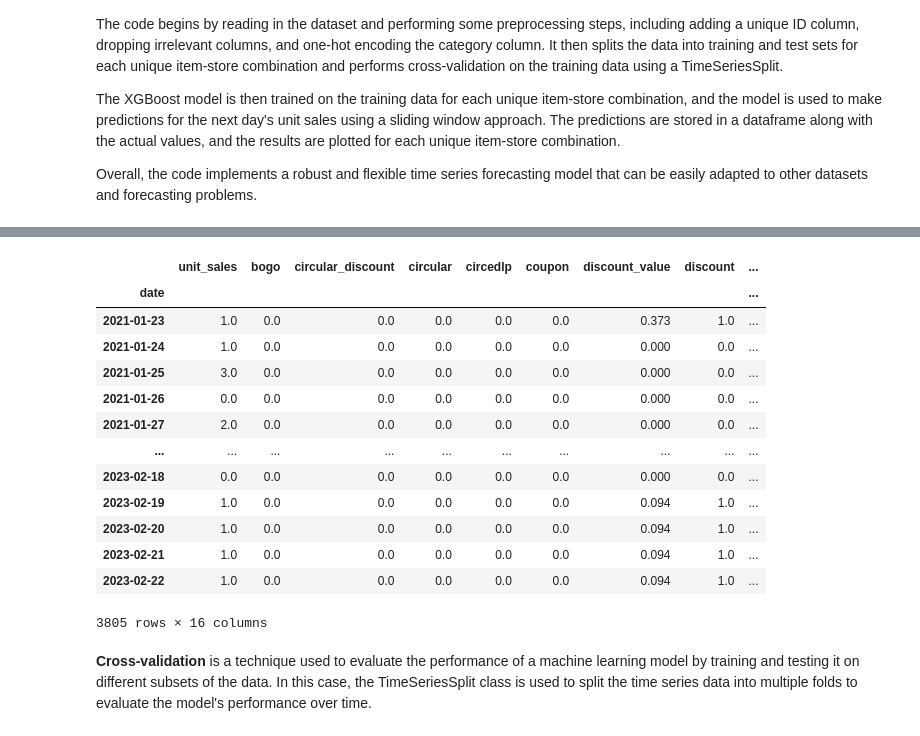
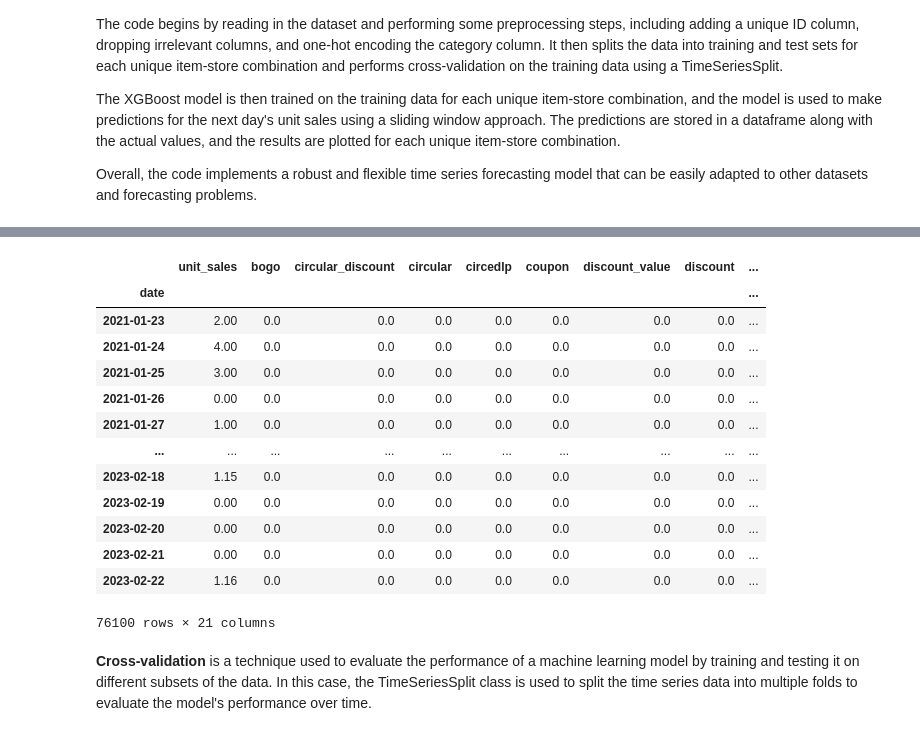
Before and after one commit to mgmicael77/FORECAST, a Jupyter notebook: xgboost-rc.ipynb, the cells around one changed output, grey strips where cells are left out. Cells and saved outputs as stored; diff of their text form; code cells hidden in the pictures.

```diff
--- a/xgboost-rc.ipynb
+++ b/xgboost-rc.ipynb
@@ -29,7 +31,7 @@ import xgboost as xgb
 
 # Define the path to 'total.csv'
 #total_csv_path = '/kaggle/input/total-final/total.csv'
-total_csv_path = '/kaggle/input/total-with-category/total_with_category.csv'
+total_csv_path = 'shop_cat.csv'
 
 # Load 'total.csv' and set index to 'date'
 #data = pd.read_csv(total_csv_path, parse_dates=['date'], index_col='date')
@@ -38,46 +40,55 @@ data = data[data['store'] == 548]
 
 # Add 'unique_id' column
 #data['unique_id'] = data['item_nbr'].astype(str) + '_' + data['store'].astype(str)
 data['unique_id'] = data['item_nbr'].astype(int)
 
 # Drop 'item_nbr' and 'store' columns
 data.drop(['item_nbr', 'store'], axis=1, inplace=True)
 
 # Select 1 random unique_ids and filter the data
-random_unique_ids = random.sample(list(data['unique_id'].unique()), 5)
+random_unique_ids = random.sample(list(data['unique_id'].unique()), 500)
 #random_unique_ids = data['unique_id'].unique()
 data = data[data['unique_id'].isin(random_unique_ids)]
 
 #data = data.drop('index', axis=1)
 # Sort the data by 'unique_id' and 'date'
 data.sort_values(by=['unique_id', 'date'], inplace=True)
 
 # Convert the date column to a datetime object and set it as the index
 data['date'] = pd.to_datetime(data['date'])
 data.set_index('date', inplace=True)
 
 # Assuming the data is already loaded into the DataFrame 'data'
 data['category'] = data['category'].fillna('undefined')
 
 # One-hot encoding for the 'category' column if there are more categories
 data = pd.get_dummies(data, columns=['category'])
+'''
+# Sort the data by 'unique_id' and 'date'
+data.sort_values(by=['unique_id', 'date'], inplace=True)
+
+# Add lags for the past 7 days
+for i in range(1, 8):
+    data[f'unit_sales_lag_{i}'] = data.groupby('unique_id')['unit_sales'].shift(i)
+
+data = data.dropna()'''
 
 data
 # %% [output]
 |  | unit_sales | bogo | circular_discount | circular | circedlp | coupon | discount_value | discount | ... |
 | date |  |  |  |  |  |  |  |  | ... |
-| 2021-01-23 | 1.0 | 0.0 | 0.0 | 0.0 | 0.0 | 0.0 | 0.373 | 1.0 | ... |
-| 2021-01-24 | 1.0 | 0.0 | 0.0 | 0.0 | 0.0 | 0.0 | 0.000 | 0.0 | ... |
-| 2021-01-25 | 3.0 | 0.0 | 0.0 | 0.0 | 0.0 | 0.0 | 0.000 | 0.0 | ... |
-| 2021-01-26 | 0.0 | 0.0 | 0.0 | 0.0 | 0.0 | 0.0 | 0.000 | 0.0 | ... |
-| 2021-01-27 | 2.0 | 0.0 | 0.0 | 0.0 | 0.0 | 0.0 | 0.000 | 0.0 | ... |
+| 2021-01-23 | 2.00 | 0.0 | 0.0 | 0.0 | 0.0 | 0.0 | 0.0 | 0.0 | ... |
+| 2021-01-24 | 4.00 | 0.0 | 0.0 | 0.0 | 0.0 | 0.0 | 0.0 | 0.0 | ... |
+| 2021-01-25 | 3.00 | 0.0 | 0.0 | 0.0 | 0.0 | 0.0 | 0.0 | 0.0 | ... |
+| 2021-01-26 | 0.00 | 0.0 | 0.0 | 0.0 | 0.0 | 0.0 | 0.0 | 0.0 | ... |
+| 2021-01-27 | 1.00 | 0.0 | 0.0 | 0.0 | 0.0 | 0.0 | 0.0 | 0.0 | ... |
 | ... | ... | ... | ... | ... | ... | ... | ... | ... | ... |
-| 2023-02-18 | 0.0 | 0.0 | 0.0 | 0.0 | 0.0 | 0.0 | 0.000 | 0.0 | ... |
-| 2023-02-19 | 1.0 | 0.0 | 0.0 | 0.0 | 0.0 | 0.0 | 0.094 | 1.0 | ... |
-| 2023-02-20 | 1.0 | 0.0 | 0.0 | 0.0 | 0.0 | 0.0 | 0.094 | 1.0 | ... |
-| 2023-02-21 | 1.0 | 0.0 | 0.0 | 0.0 | 0.0 | 0.0 | 0.094 | 1.0 | ... |
-| 2023-02-22 | 1.0 | 0.0 | 0.0 | 0.0 | 0.0 | 0.0 | 0.094 | 1.0 | ... |
+| 2023-02-18 | 1.15 | 0.0 | 0.0 | 0.0 | 0.0 | 0.0 | 0.0 | 0.0 | ... |
+| 2023-02-19 | 0.00 | 0.0 | 0.0 | 0.0 | 0.0 | 0.0 | 0.0 | 0.0 | ... |
+| 2023-02-20 | 0.00 | 0.0 | 0.0 | 0.0 | 0.0 | 0.0 | 0.0 | 0.0 | ... |
+| 2023-02-21 | 0.00 | 0.0 | 0.0 | 0.0 | 0.0 | 0.0 | 0.0 | 0.0 | ... |
+| 2023-02-22 | 1.16 | 0.0 | 0.0 | 0.0 | 0.0 | 0.0 | 0.0 | 0.0 | ... |
-3805 rows × 16 columns
+76100 rows × 21 columns
 # %% [markdown]
 **Cross-validation** is a technique used to evaluate the performance of a machine learning model by training and testing it on different subsets of the data. In this case, the TimeSeriesSplit class is used to split the time series data into multiple folds to evaluate the model's performance over time.
 # %%
```
Also changed, not shown: parts of 14 cells of this notebook.
